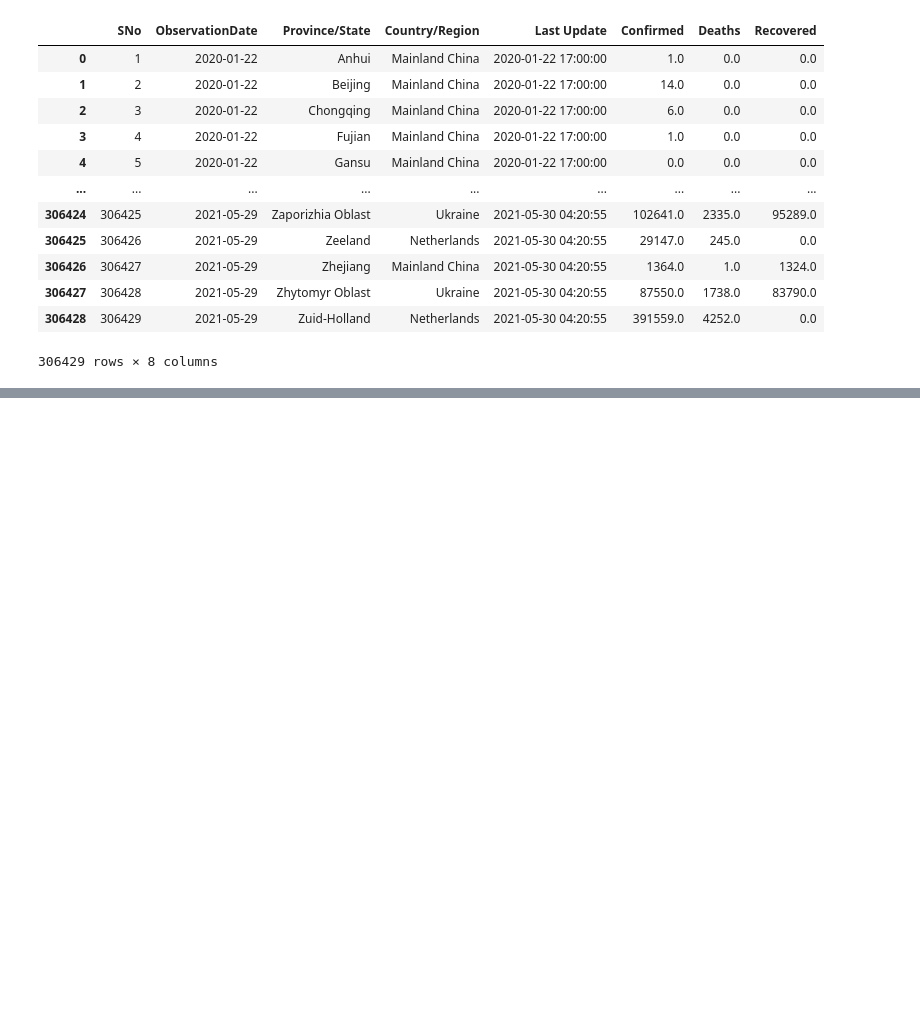
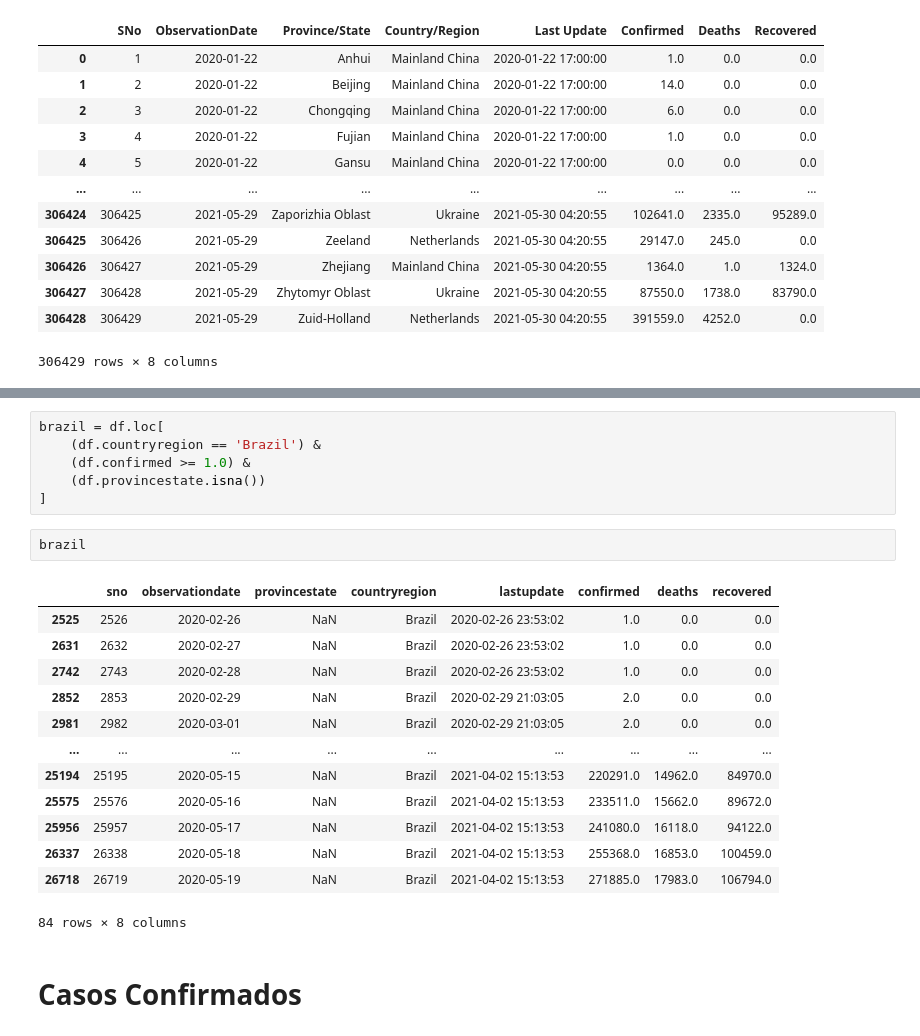
Before and after one commit to DanilloSouza03/COVID-19-Forecasting-in-Brazil-with-Python-and-ML-Models, a Jupyter notebook: covid_project.ipynb, the cells around one changed output, grey strips where cells are left out. Drawn from its saved outputs; the diff is of its cells as text; blank space fills up the shorter version.

```diff
--- a/covid_project.ipynb
+++ b/covid_project.ipynb
@@ -53,0 +136,24 @@ df.sample(15)
+# %%
+brazil = df.loc[
+    (df.countryregion == 'Brazil') &
+    (df.confirmed >= 1.0) &
+    (df.provincestate.isna())
+]
+# %%
+brazil
+# %% [output]
+|  | sno | observationdate | provincestate | countryregion | lastupdate | confirmed | deaths | recovered |
+| 2525 | 2526 | 2020-02-26 | NaN | Brazil | 2020-02-26 23:53:02 | 1.0 | 0.0 | 0.0 |
+| 2631 | 2632 | 2020-02-27 | NaN | Brazil | 2020-02-26 23:53:02 | 1.0 | 0.0 | 0.0 |
+| 2742 | 2743 | 2020-02-28 | NaN | Brazil | 2020-02-26 23:53:02 | 1.0 | 0.0 | 0.0 |
+| 2852 | 2853 | 2020-02-29 | NaN | Brazil | 2020-02-29 21:03:05 | 2.0 | 0.0 | 0.0 |
+| 2981 | 2982 | 2020-03-01 | NaN | Brazil | 2020-02-29 21:03:05 | 2.0 | 0.0 | 0.0 |
+| ... | ... | ... | ... | ... | ... | ... | ... | ... |
+| 25194 | 25195 | 2020-05-15 | NaN | Brazil | 2021-04-02 15:13:53 | 220291.0 | 14962.0 | 84970.0 |
+| 25575 | 25576 | 2020-05-16 | NaN | Brazil | 2021-04-02 15:13:53 | 233511.0 | 15662.0 | 89672.0 |
+| 25956 | 25957 | 2020-05-17 | NaN | Brazil | 2021-04-02 15:13:53 | 241080.0 | 16118.0 | 94122.0 |
+| 26337 | 26338 | 2020-05-18 | NaN | Brazil | 2021-04-02 15:13:53 | 255368.0 | 16853.0 | 100459.0 |
+| 26718 | 26719 | 2020-05-19 | NaN | Brazil | 2021-04-02 15:13:53 | 271885.0 | 17983.0 | 106794.0 |
+84 rows × 8 columns
+# %% [markdown]
+# Casos Confirmados
```
Also changed, not shown: parts of 32 cells of this notebook.
